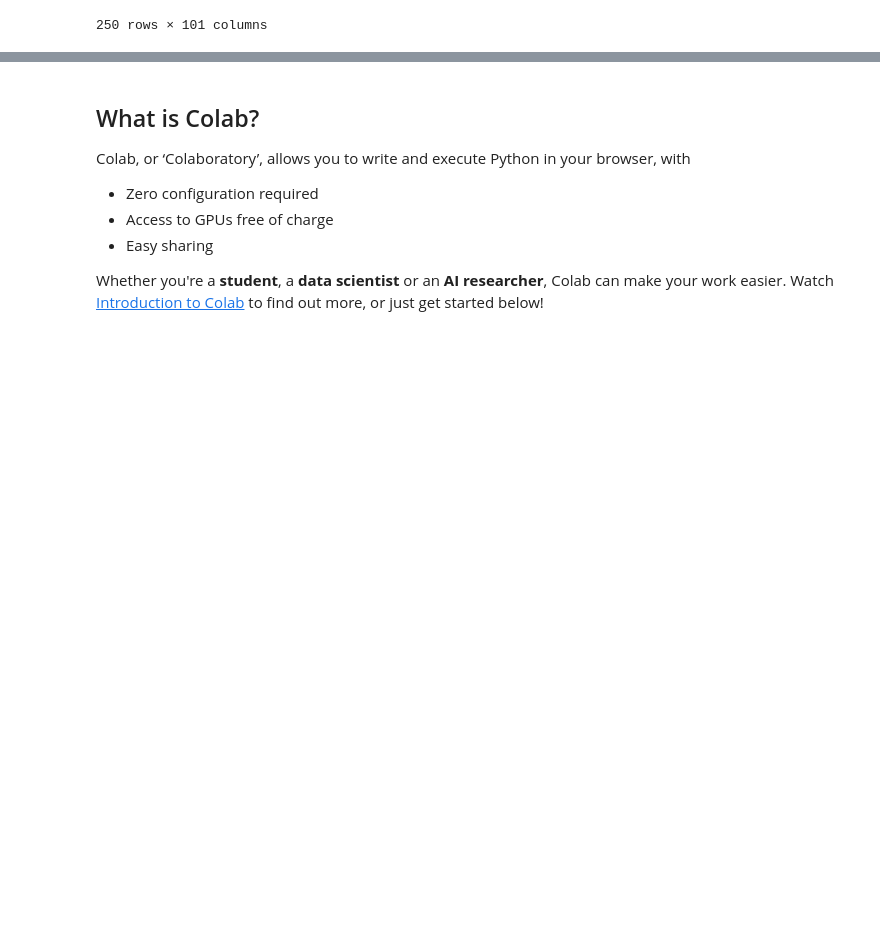
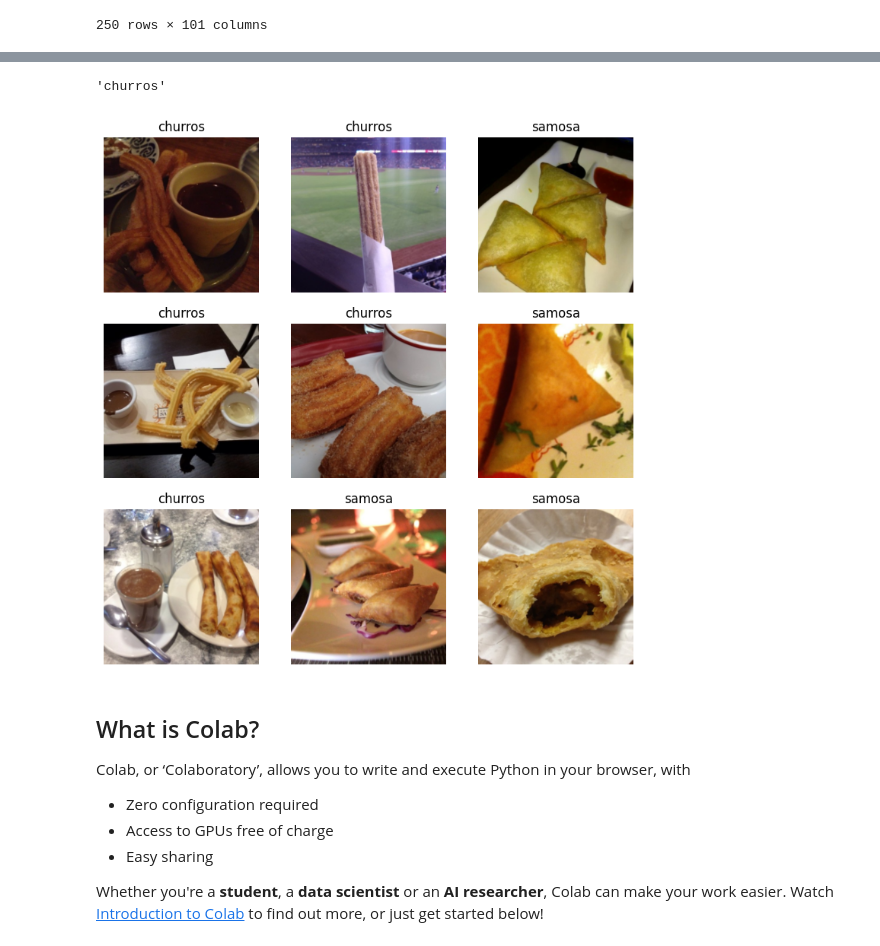
Before and after one commit to barringtonclarke/Pytorch-Tutorial, a Jupyter notebook: Welcome_to_Colaboratory.ipynb, the cells around one changed output, grey strips where cells are left out. Drawn from its saved outputs; the diff is of its cells as text; code cells hidden in the pictures; blank space fills up the shorter version.

```diff
--- a/Welcome_to_Colaboratory.ipynb
+++ b/Welcome_to_Colaboratory.ipynb
@@ -91,3 +91,18 @@ KeyboardInterrupt:
+# %%
+def GetLabel(fileName):
+  return fileName.split('_')[0]
+
+GetLabel("churros_734186.jpg") # Testing
+# %% [output]
+'churros'
+# %%
+dls = ImageDataLoaders.from_name_func(
+    foodPath, get_image_files(foodPath), valid_pct=0.2, seed=420,
+    label_func=GetLabel, item_tfms=Resize(224))
+
+dls.valid.show_batch()
+# %% [output]
+[figure, added]
 # %% [markdown]
 <div class="markdown-google-sans">
   <h2>What is Colab?</h2>
```
Also changed, not shown: parts of 1 cell of this notebook.
